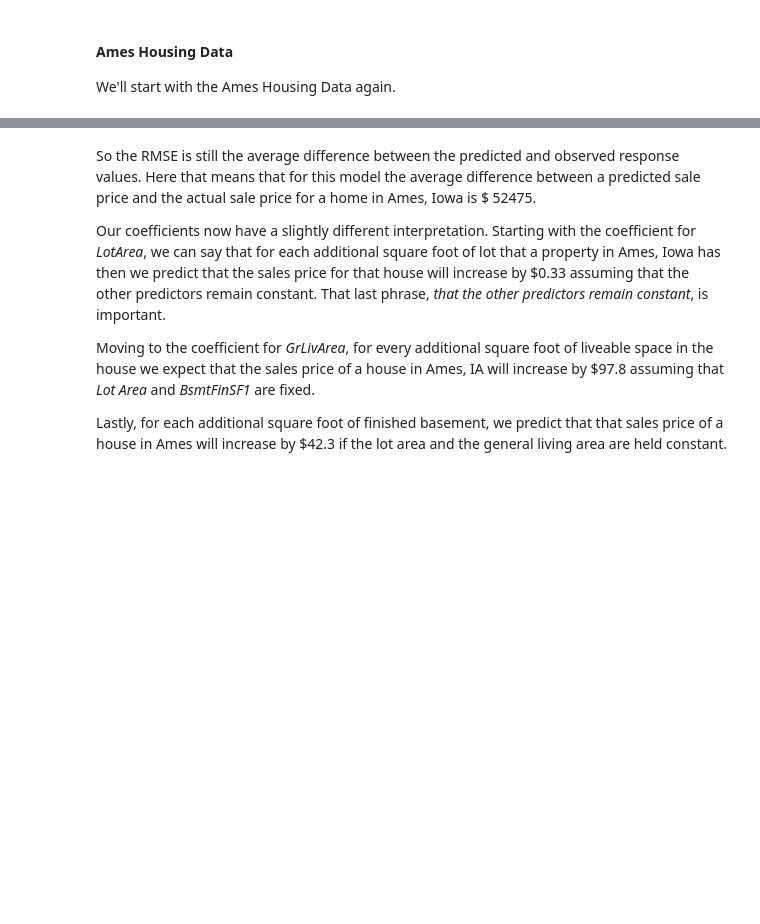
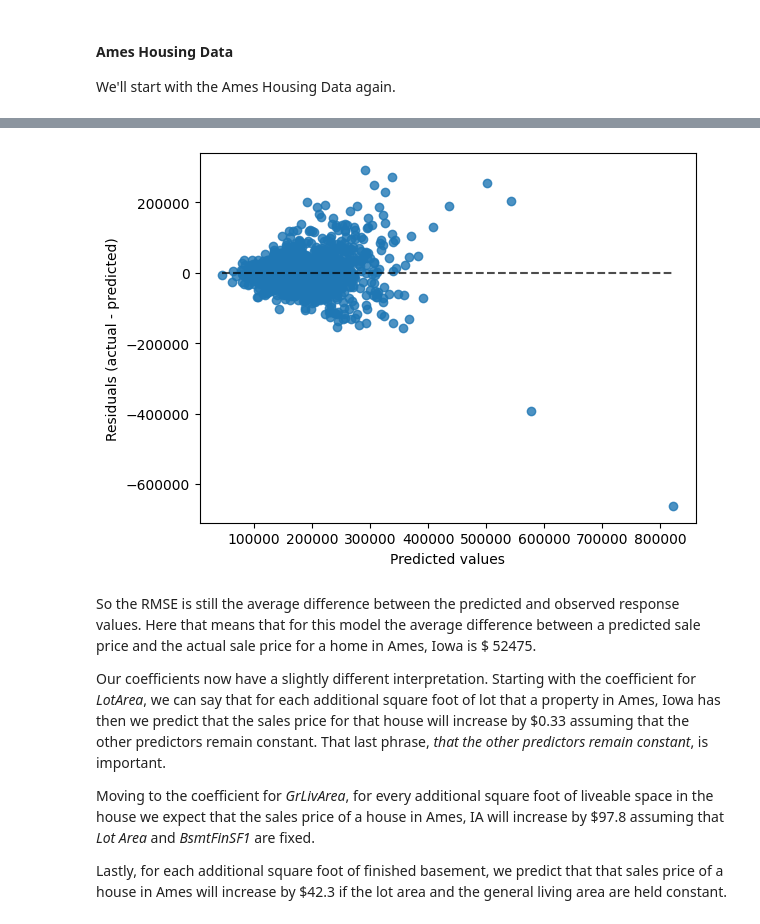
Before and after one commit to schuckers/DTSC2301, a Jupyter notebook: Code/MultipleLinearRegression.ipynb, the cells around one changed output, grey strips where cells are left out. Drawn from its saved outputs; the diff is of its cells as text; code cells hidden in the pictures; blank space fills up the shorter version.

Commit message:
fix error in code re: ames data

```diff
--- a/Code/MultipleLinearRegression.ipynb
+++ b/Code/MultipleLinearRegression.ipynb
@@ -64,3 +54,21 @@ print('Intercept:', model.intercept_)
+# %%
+
+model1=LinearRegression()
+
+X = ames[['LotArea', 'GrLivArea', 'BsmtFinSF1']]
+y = ames['SalePrice']
+
+# fit the linear regression to the data.
+model1.fit(X,y)
+
+# make the residual vs fitted plot
+y_hat = model1.predict(X)
+# below makes a
+display = PredictionErrorDisplay(y_true=y, y_pred=y_hat)
+display.plot()
+plt.show()
+# %% [output]
+[figure, added]
 # %% [markdown]
 So the RMSE is still the average difference between the predicted and observed response values.  Here that means that for this model the average difference between a predicted
 sale price and the actual sale price for a home in Ames, Iowa is \$ 52475.
```
Also changed, not shown: parts of 2 cells of this notebook, 1 other file.
